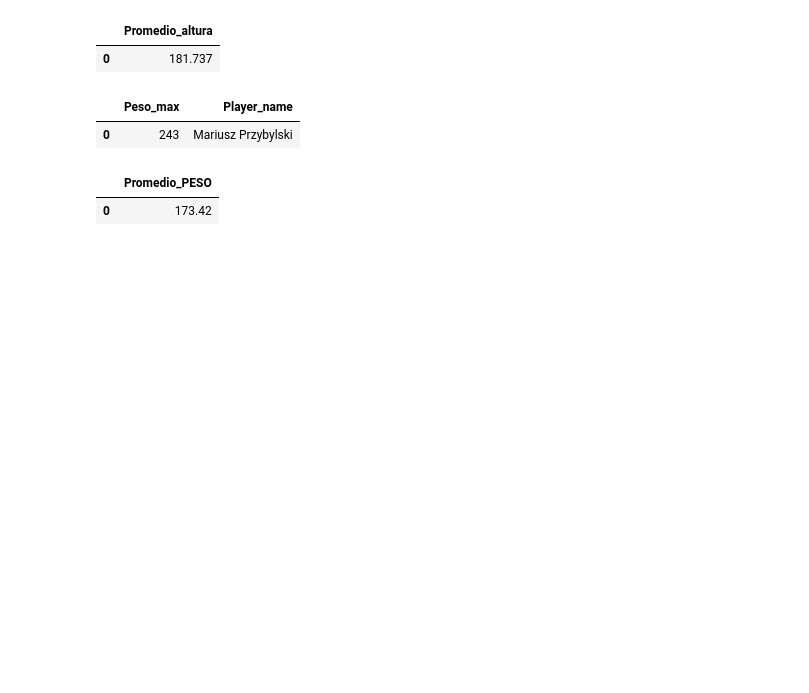
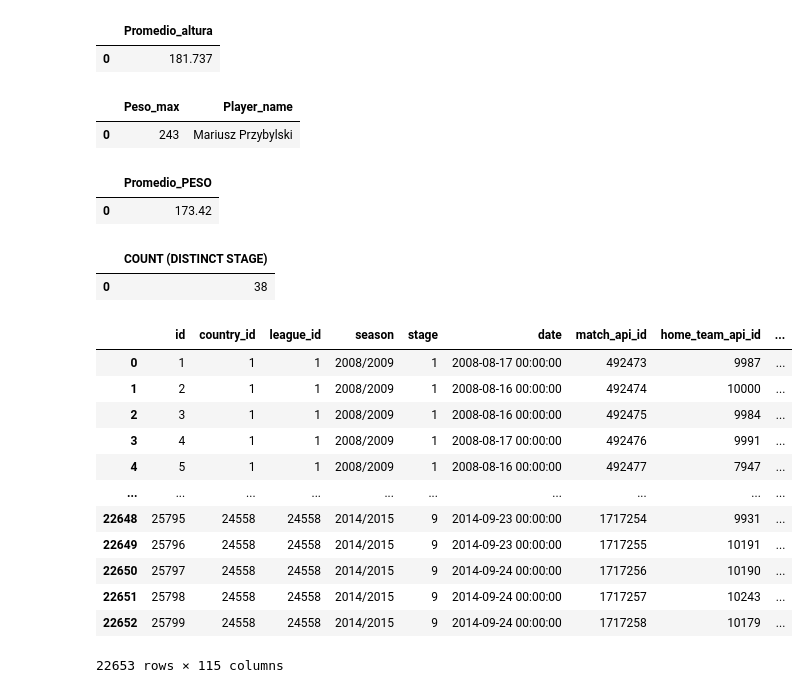
Before and after one commit to ludeon852/Talentotech, a Jupyter notebook: Taller_Sql.ipynb, the cells around one changed output. Cells and saved outputs as stored; diff of their text form; code cells hidden in the pictures; blank space fills up the shorter version.

```diff
--- a/Taller_Sql.ipynb
+++ b/Taller_Sql.ipynb
@@ -263,3 +263,31 @@ Total
 # %% [output]
 |  | Promedio_PESO |
 | 0 | 173.42 |
+# %%
+#Traer el numero de etapas jugadas de la tabla match
+query = """SELECT COUNT (DISTINCT STAGE) FROM Match;"""
+stages = pd.read_sql(query,conn)
+stages
+#en todas las ligas europeas entre el año 2008 a 2016 se jugaron 38 temporadas
+# %% [output]
+|  | COUNT (DISTINCT STAGE) |
+| 0 | 38 |
+# %%
+#Traer el numero de etapas jugadas de la tabla match del año 2015/2016
+query = """SELECT * FROM Match WHERE NOT SEASON = '2015/2016'; """# TRAE SOLO LAS TEMPORADAS 2015/2016
+stages1 = pd.read_sql(query,conn)
+stages1
+# %% [output]
+|  | id | country_id | league_id | season | stage | date | match_api_id | home_team_api_id | ... |
+| 0 | 1 | 1 | 1 | 2008/2009 | 1 | 2008-08-17 00:00:00 | 492473 | 9987 | ... |
+| 1 | 2 | 1 | 1 | 2008/2009 | 1 | 2008-08-16 00:00:00 | 492474 | 10000 | ... |
+| 2 | 3 | 1 | 1 | 2008/2009 | 1 | 2008-08-16 00:00:00 | 492475 | 9984 | ... |
+| 3 | 4 | 1 | 1 | 2008/2009 | 1 | 2008-08-17 00:00:00 | 492476 | 9991 | ... |
+| 4 | 5 | 1 | 1 | 2008/2009 | 1 | 2008-08-16 00:00:00 | 492477 | 7947 | ... |
+| ... | ... | ... | ... | ... | ... | ... | ... | ... | ... |
+| 22648 | 25795 | 24558 | 24558 | 2014/2015 | 9 | 2014-09-23 00:00:00 | 1717254 | 9931 | ... |
+| 22649 | 25796 | 24558 | 24558 | 2014/2015 | 9 | 2014-09-23 00:00:00 | 1717255 | 10191 | ... |
+| 22650 | 25797 | 24558 | 24558 | 2014/2015 | 9 | 2014-09-24 00:00:00 | 1717256 | 10190 | ... |
+| 22651 | 25798 | 24558 | 24558 | 2014/2015 | 9 | 2014-09-24 00:00:00 | 1717257 | 10243 | ... |
+| 22652 | 25799 | 24558 | 24558 | 2014/2015 | 9 | 2014-09-24 00:00:00 | 1717258 | 10179 | ... |
+22653 rows × 115 columns
```
